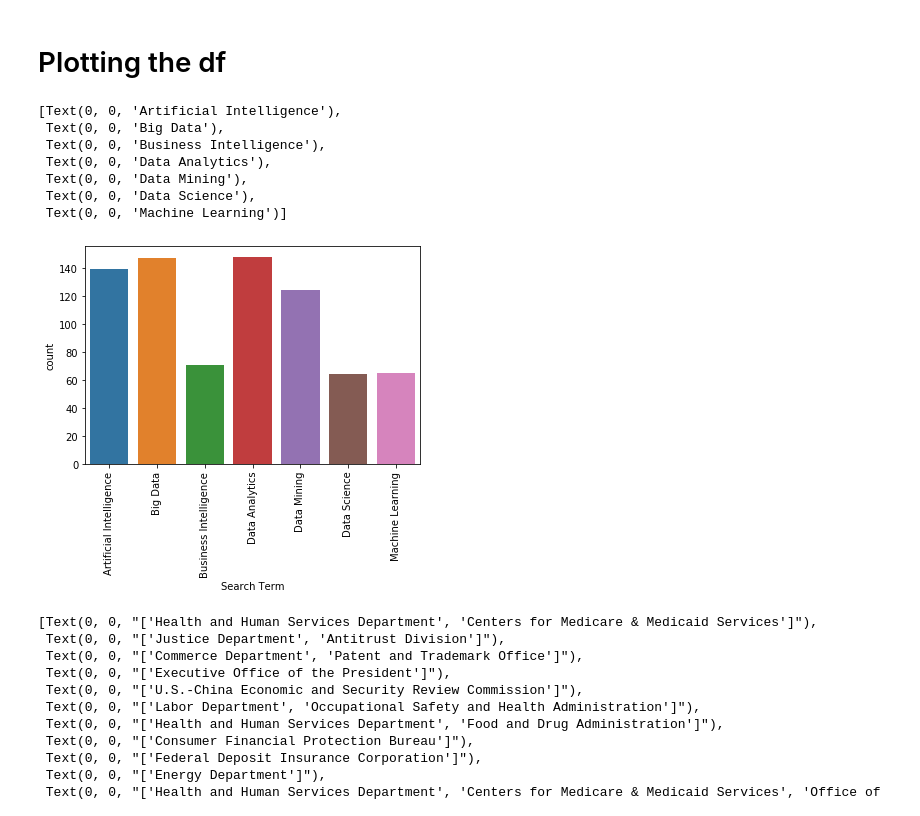
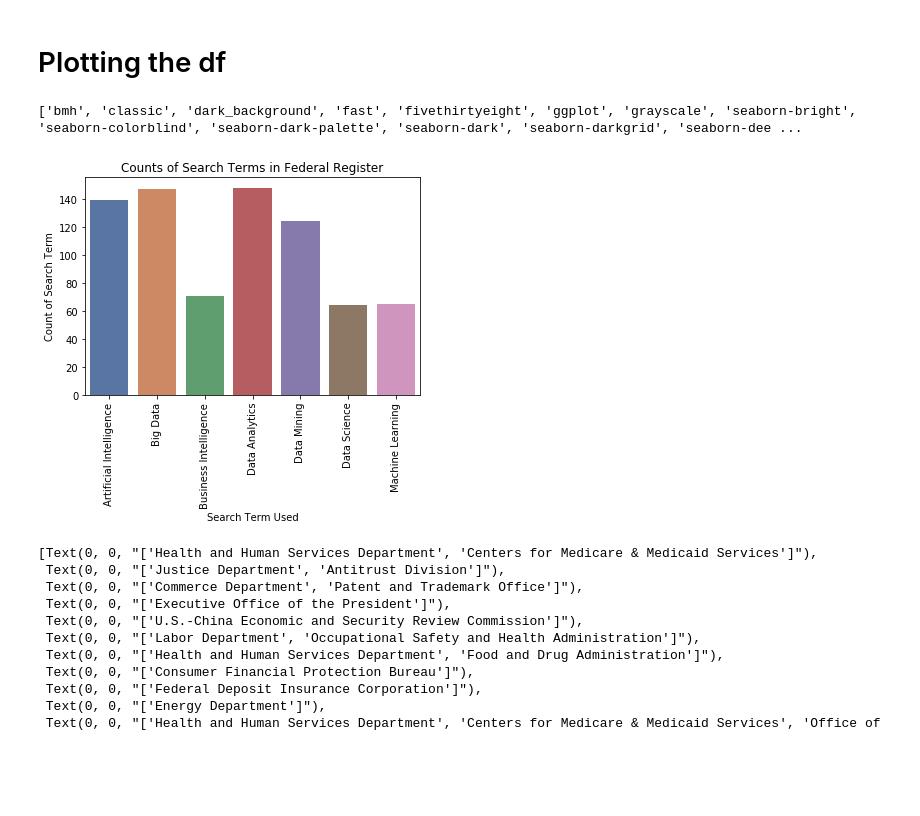
Before and after one commit to JDNantais/FederalRegister_API, a Jupyter notebook: DATA 601 - Federal Register API v2.ipynb, the cells around one changed output. Saved outputs shown, nothing was run; the diff lists cells and outputs as text; code cells hidden in the pictures; blank space fills up the shorter version.

```diff
--- a/DATA 601 - Federal Register API v2.ipynb
+++ b/DATA 601 - Federal Register API v2.ipynb
@@ -28,8 +28,8 @@ b'<!DOCTYPE html><html><head><base href="/developers/api/"><title>Federal Regist
 # %%
 url = 'https://www.federalregister.gov/api/v1/documents.json'
 
-term = '"data analytics"'
-per_page = 100
+term = ''
+per_page = 1000
 
 # Define the payload fields
 payload = {'conditions[term]': term, 'per_page': per_page,}
@@ -159,6 +159,8 @@ all_files = glob.glob(os.path.join(path, "*.csv"))     # advisable to use os.pat
 
 df_from_each_file = (pd.read_csv(f) for f in all_files)
 master_df   = pd.concat(df_from_each_file, ignore_index=True)
+# %%
+master_df = pd.read_pickle(r'C:\Users\joeln\Google Drive\GitHub\DATA-601\master_df')
 # %%
 master_df.describe()
 # %% [output]
@@ -170,19 +194,24 @@ master_df.describe()
 # %% [markdown]
 # Plotting the df
+# %%
+print(plt.style.available)
+# %% [output]
+['bmh', 'classic', 'dark_background', 'fast', 'fivethirtyeight', 'ggplot', 'grayscale', 'seaborn-bright', 'seaborn-colorblind', 'seaborn-dark-palette', 'seaborn-dark', 'seaborn-darkgrid', 'seaborn-dee ...
 # %%
+#set the color pallent
+sns.set_palette('deep')
+
 #count plot of all search terms (not unique documents)
 cplt = sns.countplot(x="Search Term", data=master_df)
 
 cplt.set_xticklabels(cplt.get_xticklabels(), rotation=90)
+cplt.set_xlabel('Search Term Used')
+cplt.set_ylabel('Count of Search Term')
+cplt.set_title('Counts of Search Terms in Federal Register')
+
+plt.savefig('counts_searchterm.png', bbox_inches = "tight")
 # %% [output]
-[Text(0, 0, 'Artificial Intelligence'),
- Text(0, 0, 'Big Data'),
- Text(0, 0, 'Business Intelligence'),
- Text(0, 0, 'Data Analytics'),
- Text(0, 0, 'Data Mining'),
- Text(0, 0, 'Data Science'),
- Text(0, 0, 'Machine Learning')]
-[figure, old version]
+[figure, new version]
 # %%
 #count plot of all angecies (not unique documents)
 cplt = sns.countplot(x="agency_names", data=master_df)
```
Also changed, not shown: parts of 4 cells of this notebook, 1 other file.
